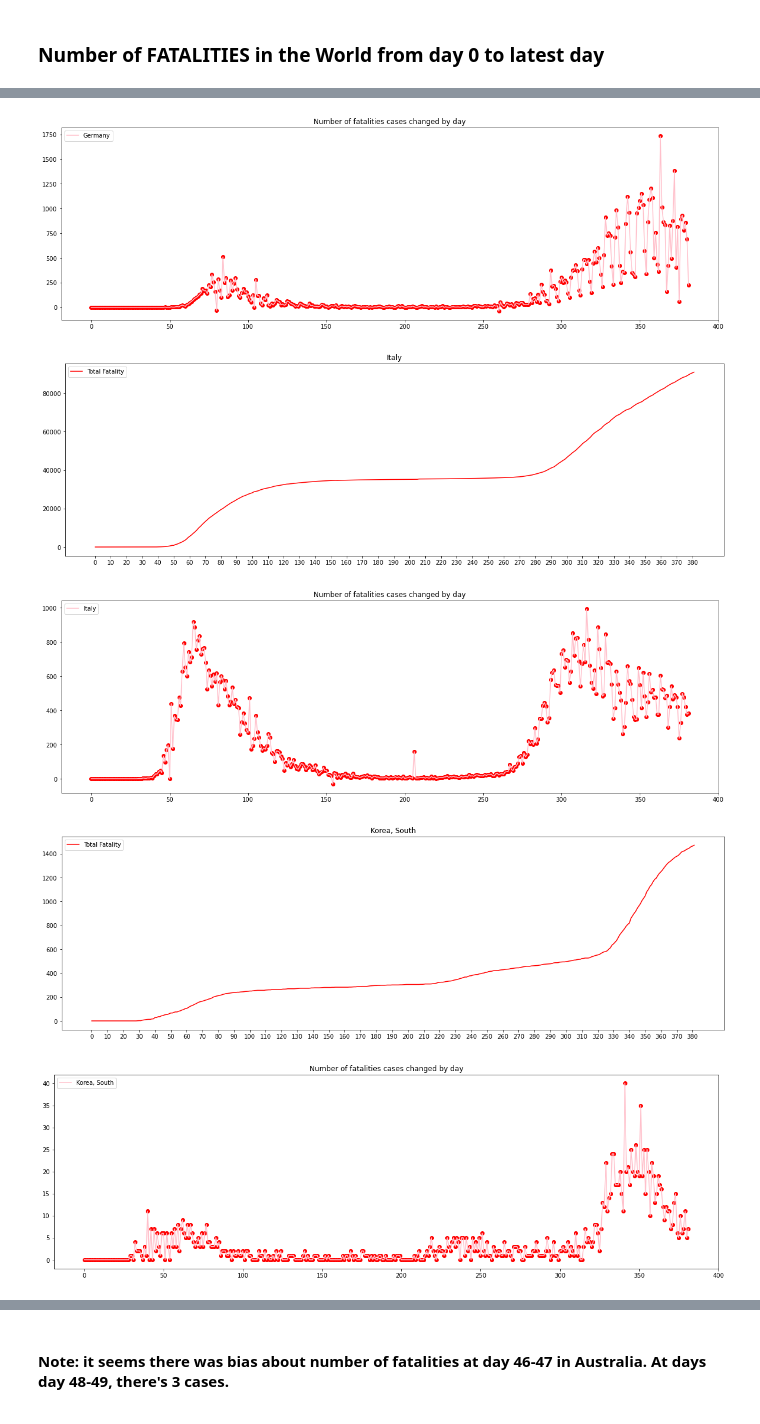
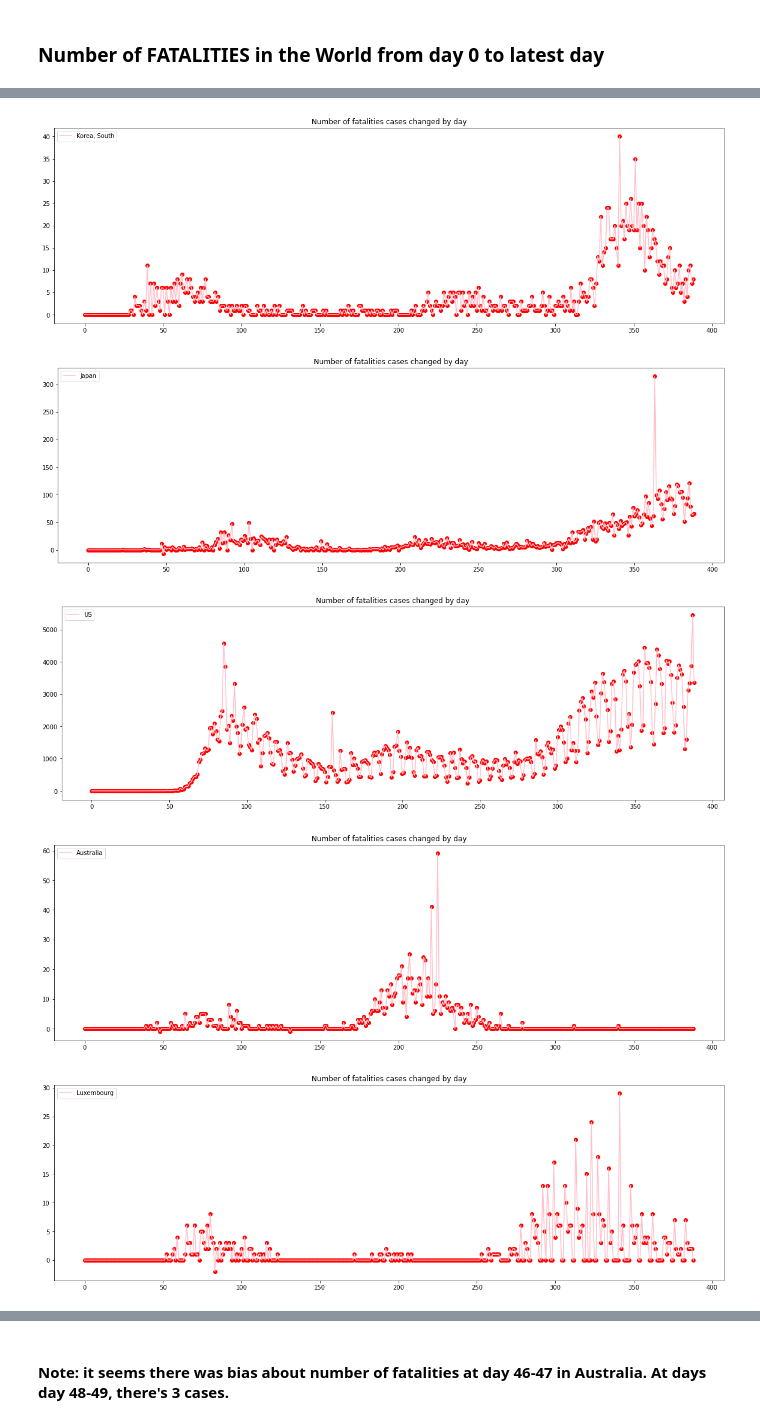
Before and after one commit to lphan/ML-Practices, a Jupyter notebook: 18_Covid-19/18_Covid-19_fatalities.ipynb, the cells around one changed output, grey strips where cells are left out. Cells and saved outputs as stored; diff of their text form; code cells hidden in the pictures.

```diff
--- a/18_Covid-19/18_Covid-19_fatalities.ipynb
+++ b/18_Covid-19/18_Covid-19_fatalities.ipynb
@@ -113,0 +114,9 @@ Highest ratio until now (%): 7.188 at day: 99
+# %%
+from pandas import Grouper
+countries = ['China', 'Germany', 'Italy', 'Korea, South', 'Japan', 'US', 'Australia', 'Luxembourg', 'United Kingdom', 'Canada', 'Vietnam']
+rcParams['figure.figsize'] = 20, 20
+countries_fatalities[countries].plot(subplots=True, legend=True, color='red')
+countries_fatalities[countries]
+
+plt.title("Total Fatalities in the following countries in comparision subplots")
+countries_fatalities
@@ -114,18 +138,12 @@ Highest ratio until now (%): 7.188 at day: 99
 # %%
-countries = ['China', 'Germany', 'Italy', 'Korea, South', 'Japan', 'US', 'Australia', 'Luxembourg', 'United Kingdom', 'Canada', 'Vietnam']
+rcParams['figure.figsize'] = 20, 6
+
 countriesdf = pd.DataFrame(columns=countries, index=['Last day Increasing', 'Total Fatalities', 'Highest Number'])
 for country in countries:
-    countriesdf[country] = [y_dat_deaths[country][-1]-y_dat_deaths[country][-2], y_dat_deaths[country][-1], np.max(list(list(zip(*y_dat_deaths_ByDay[country]))[1]))]
+    countriesdf[country] = [all_countries['Deaths'][country][-1]-all_countries['Deaths'][country][-2], all_countries['Deaths'][country][-1], np.max(list(list(zip(*y_dat_deaths_ByDay[country]))[1]))]
 
 figure = 1
 for country in countries:
-    plt.figure(figure)
-    plt.xticks(np.arange(0, max(x_dat)+1, 10))
-    plt.plot(x_dat, y_dat_deaths[country], color='red', label='Total Fatality')
-    plt.title(country)
-    plt.legend(loc='upper left')
-    figure = figure+1
-
     plt.figure(figure)
     plt.plot(*zip(*y_dat_deaths_ByDay[country]), color='pink', label=country)
     plt.scatter(*zip(*y_dat_deaths_ByDay[country]), color='red')
@@ -145,5 +163,5 @@ countriesdf
-[figure, old version]
+[figure, new version]
-[figure, old version]
+[figure, new version]
-[figure, old version]
+[figure, new version]
-[figure, old version]
+[figure, new version]
-[figure, old version]
+[figure, new version]
```
Also changed, not shown: parts of 7 cells of this notebook, 21 other files.
